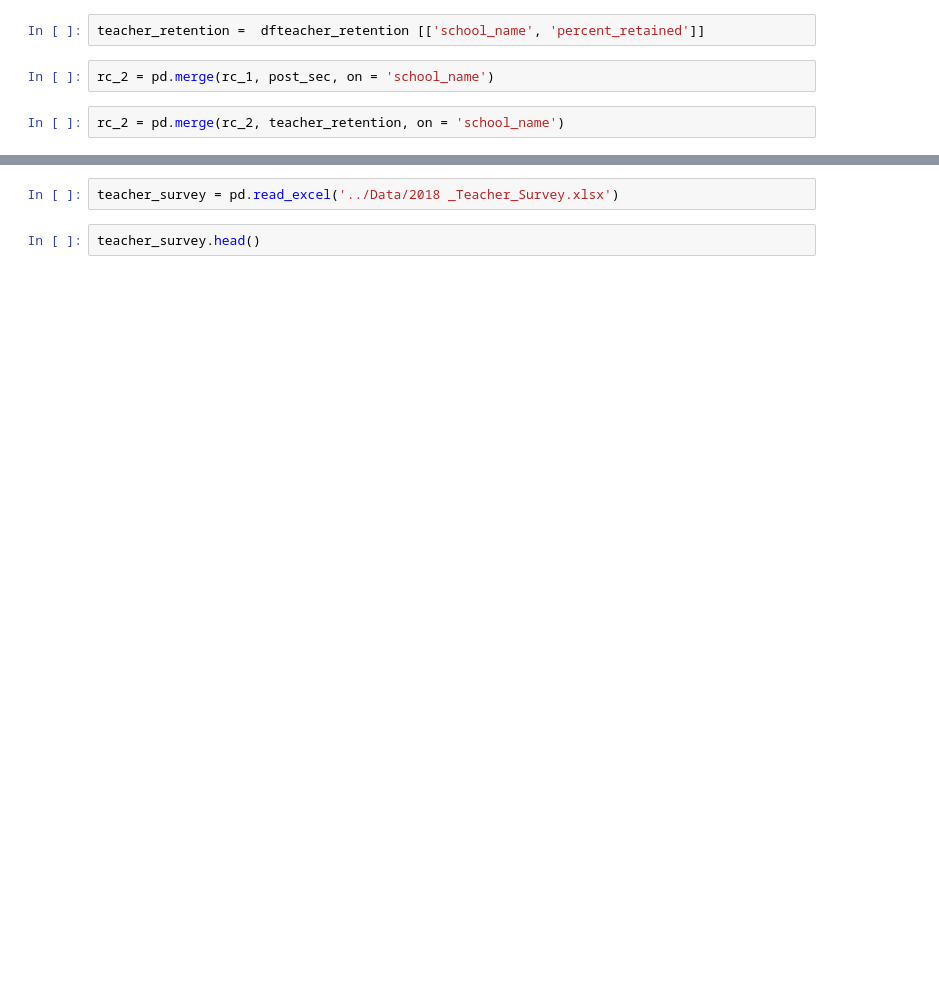
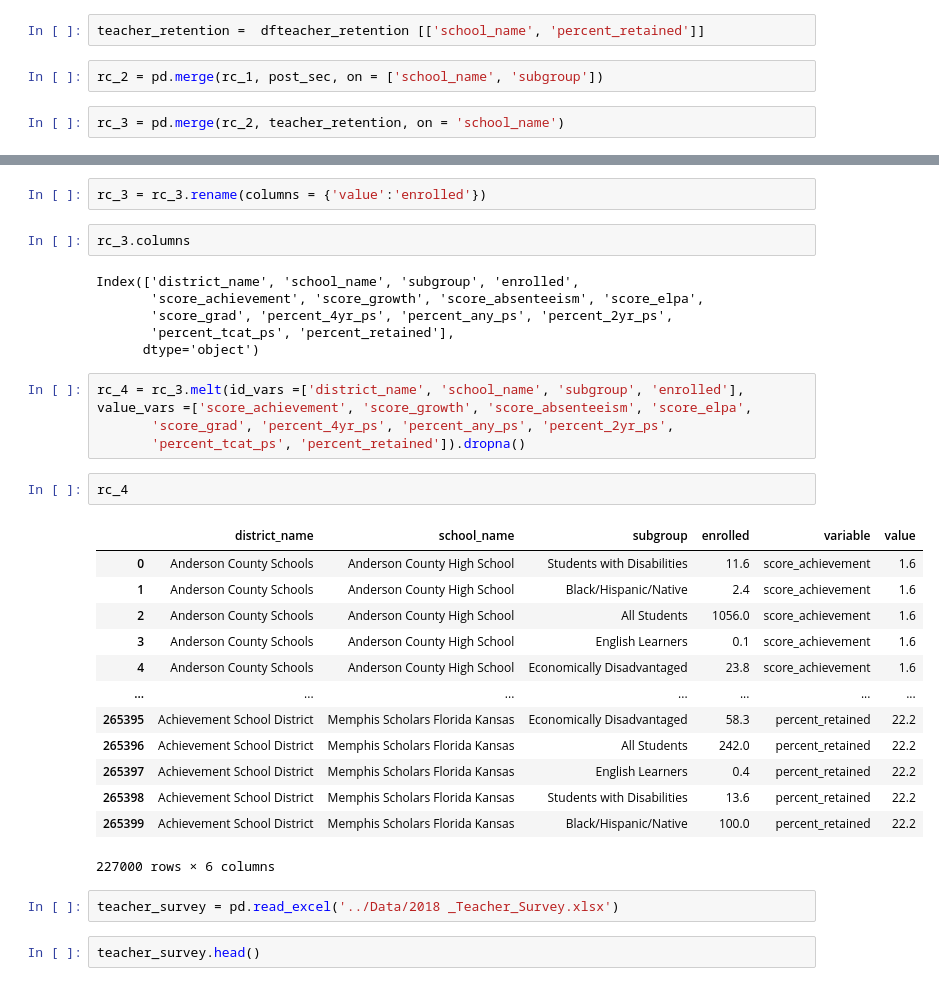
Before and after one commit to yvonnemartinez716/teacher_satisfaction_vs_student-performance, a Jupyter notebook: Notebooks/Student Performance and Teacher Satisfaction.ipynb, the cells around one changed output, grey strips where cells are left out. Cells and saved outputs as stored; diff of their text form; blank space fills up the shorter version.

Commit message:
Working on pivot longers. Will use .melt. Will start with subset

```diff
--- a/Notebooks/Student Performance and Teacher Satisfaction.ipynb
+++ b/Notebooks/Student Performance and Teacher Satisfaction.ipynb
@@ -82,6 +67,6 @@ post_sec
 # %%
 teacher_retention =  dfteacher_retention [['school_name', 'percent_retained']]
 # %%
-rc_2 = pd.merge(rc_1, post_sec, on = 'school_name')
+rc_2 = pd.merge(rc_1, post_sec, on = ['school_name', 'subgroup'])
 # %%
-rc_2 = pd.merge(rc_2, teacher_retention, on = 'school_name')
+rc_3 = pd.merge(rc_2, teacher_retention, on = 'school_name')
@@ -104,3 +73,33 @@ rc_2
+# %%
+rc_3 = rc_3.rename(columns = {'value':'enrolled'})
+# %%
+rc_3.columns
+# %% [output]
+Index(['district_name', 'school_name', 'subgroup', 'enrolled',
+       'score_achievement', 'score_growth', 'score_absenteeism', 'score_elpa',
+       'score_grad', 'percent_4yr_ps', 'percent_any_ps', 'percent_2yr_ps',
+       'percent_tcat_ps', 'percent_retained'],
+      dtype='object')
+# %%
+rc_4 = rc_3.melt(id_vars =['district_name', 'school_name', 'subgroup', 'enrolled'], value_vars =['score_achievement', 'score_growth', 'score_absenteeism', 'score_elpa',
+       'score_grad', 'percent_4yr_ps', 'percent_any_ps', 'percent_2yr_ps',
+       'percent_tcat_ps', 'percent_retained']).dropna()
+# %%
+rc_4
+# %% [output]
+|  | district_name | school_name | subgroup | enrolled | variable | value |
+| 0 | Anderson County Schools | Anderson County High School | Students with Disabilities | 11.6 | score_achievement | 1.6 |
+| 1 | Anderson County Schools | Anderson County High School | Black/Hispanic/Native | 2.4 | score_achievement | 1.6 |
+| 2 | Anderson County Schools | Anderson County High School | All Students | 1056.0 | score_achievement | 1.6 |
+| 3 | Anderson County Schools | Anderson County High School | English Learners | 0.1 | score_achievement | 1.6 |
+| 4 | Anderson County Schools | Anderson County High School | Economically Disadvantaged | 23.8 | score_achievement | 1.6 |
+| ... | ... | ... | ... | ... | ... | ... |
+| 265395 | Achievement School District | Memphis Scholars Florida Kansas | Economically Disadvantaged | 58.3 | percent_retained | 22.2 |
+| 265396 | Achievement School District | Memphis Scholars Florida Kansas | All Students | 242.0 | percent_retained | 22.2 |
+| 265397 | Achievement School District | Memphis Scholars Florida Kansas | English Learners | 0.4 | percent_retained | 22.2 |
+| 265398 | Achievement School District | Memphis Scholars Florida Kansas | Students with Disabilities | 13.6 | percent_retained | 22.2 |
+| 265399 | Achievement School District | Memphis Scholars Florida Kansas | Black/Hispanic/Native | 100.0 | percent_retained | 22.2 |
+227000 rows × 6 columns
 # %%
 teacher_survey = pd.read_excel('../Data/2018 _Teacher_Survey.xlsx')
 # %%
```
Also changed, not shown: parts of 21 cells of this notebook.
